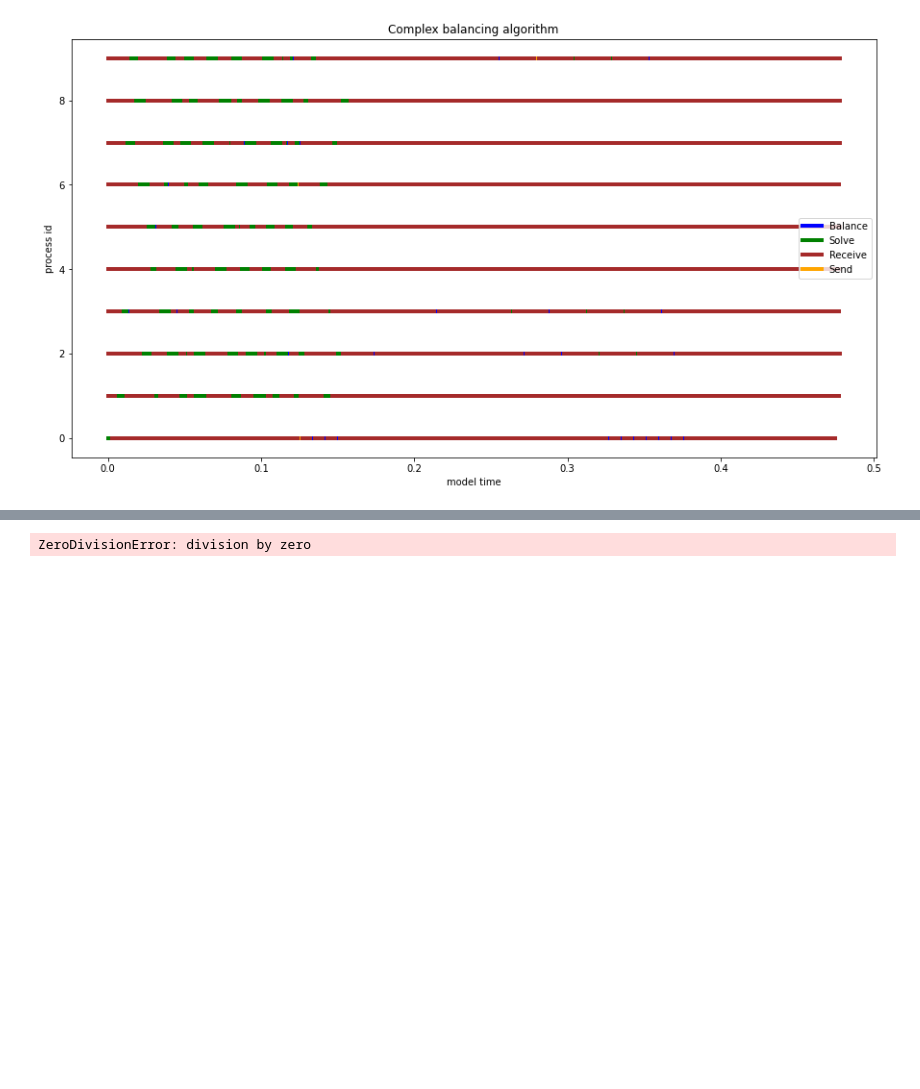
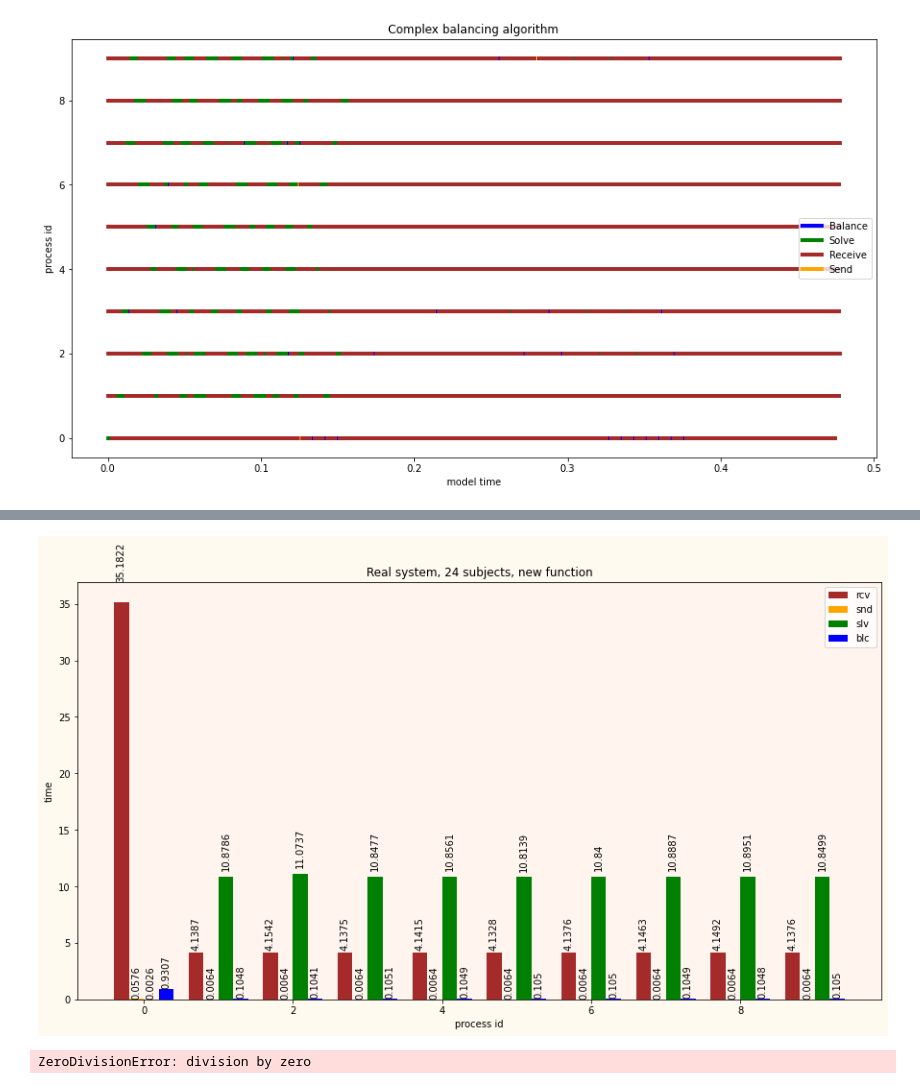
Before and after one commit to amonin7/Simulator, a Jupyter notebook: Visualization.ipynb, the cells around one changed output, grey strips where cells are left out. Cells and saved outputs as stored; diff of their text form; code cells hidden in the pictures; blank space fills up the shorter version.

```diff
--- a/Visualization.ipynb
+++ b/Visualization.ipynb
@@ -129,3 +211,7 @@ plot('TraceC.csv', 'CommunicationC.csv', 'Complex balancing algorithm')
+# %%
+plot_statistics('TraceC.csv', 'Real system, 24 subjects, new function')
+# %% [output]
+[figure, added]
 # %%
 am = 0
 suma = (0, 0)
```
Also changed, not shown: parts of 4 cells of this notebook, 2 other files.
